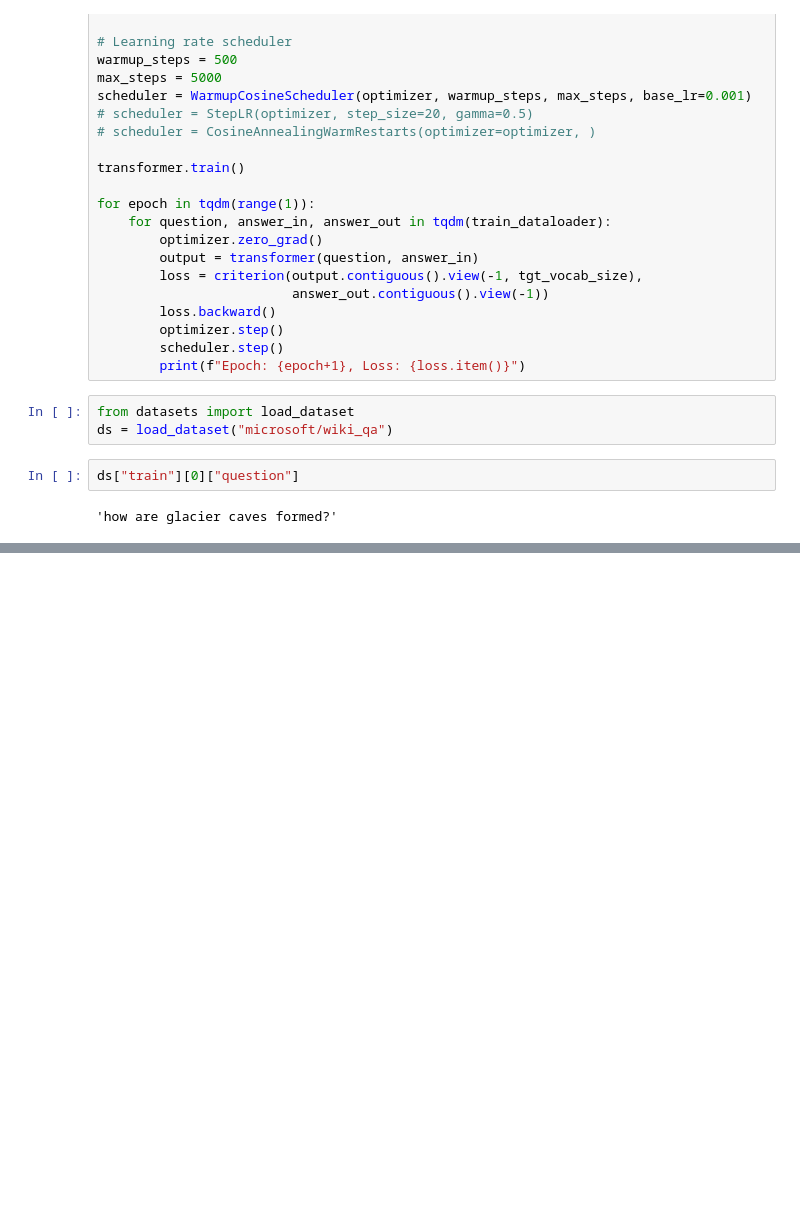
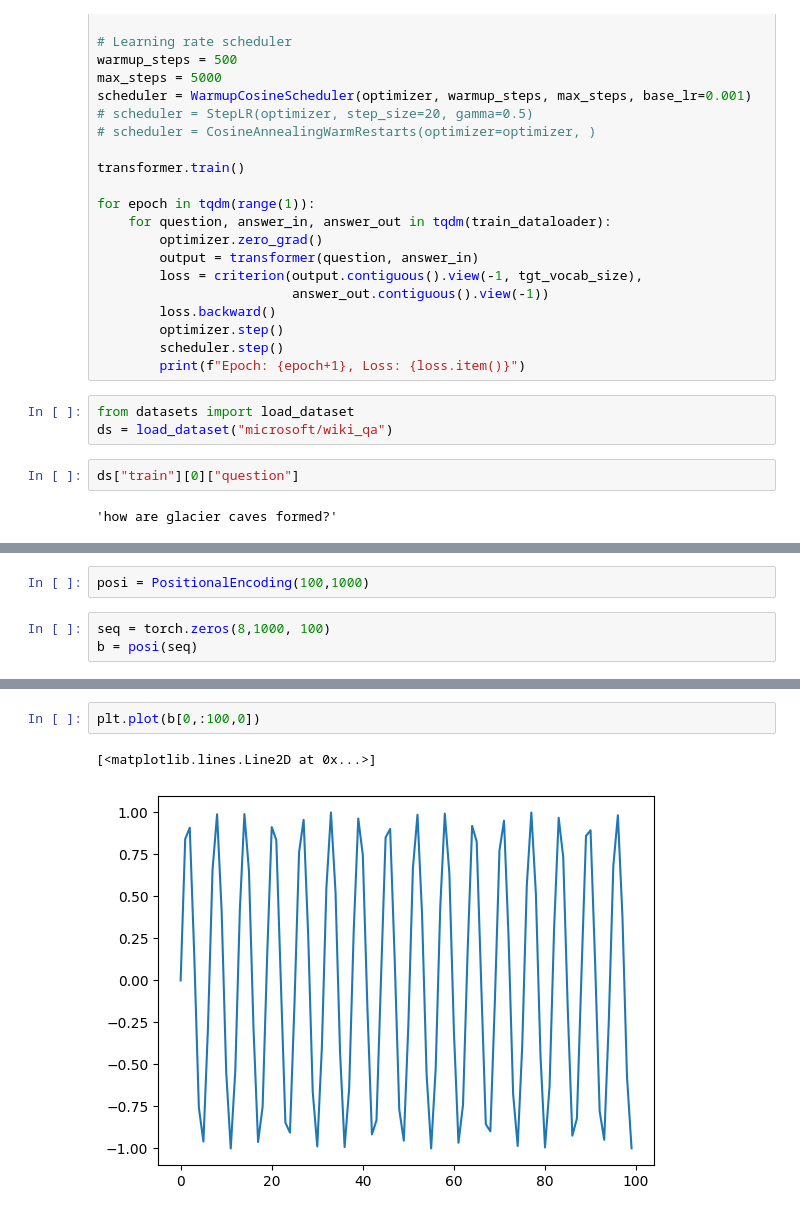
Before and after one commit to Gao2546/learning_AI, a Jupyter notebook: Text_Gen/test.ipynb, the cells around one changed output, grey strips where cells are left out. Saved outputs shown, nothing was run; the diff lists cells and outputs as text; blank space fills up the shorter version.

```diff
--- a/Text_Gen/test.ipynb
+++ b/Text_Gen/test.ipynb
@@ -329,0 +334,5 @@ ds["train"][0]["question"]
+# %%
+posi = PositionalEncoding(100,1000)
+# %%
+seq = torch.zeros(8,1000, 100)
+b = posi(seq)
@@ -329,0 +414,5 @@ ds["train"][0]["question"]
+# %%
+plt.plot(b[0,:100,0])
+# %% [output]
+[<matplotlib.lines.Line2D at 0x...>]
+[figure, added]
```
Also changed, not shown: parts of 8 cells of this notebook, 1 other file.
